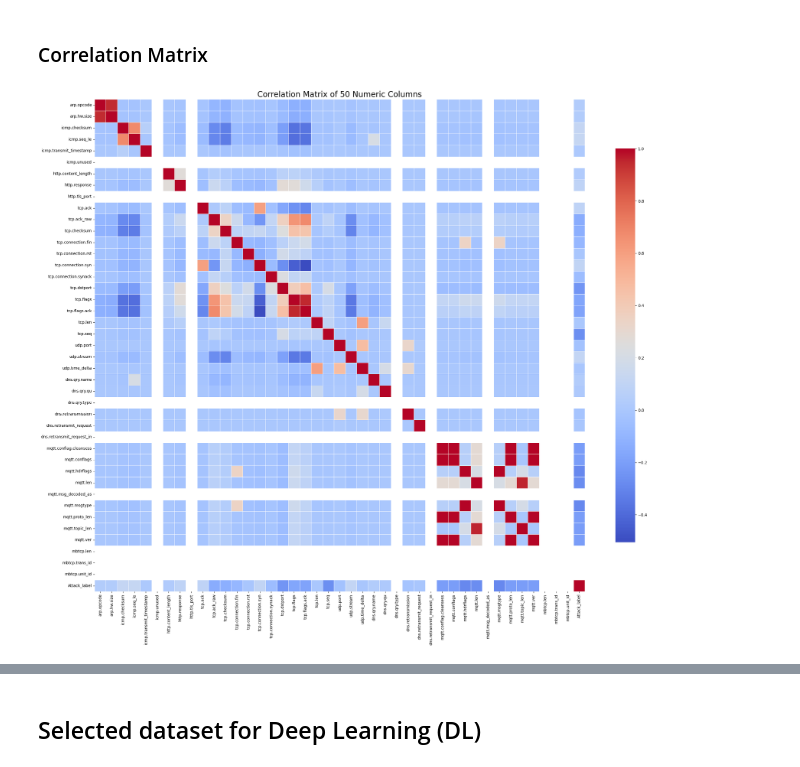
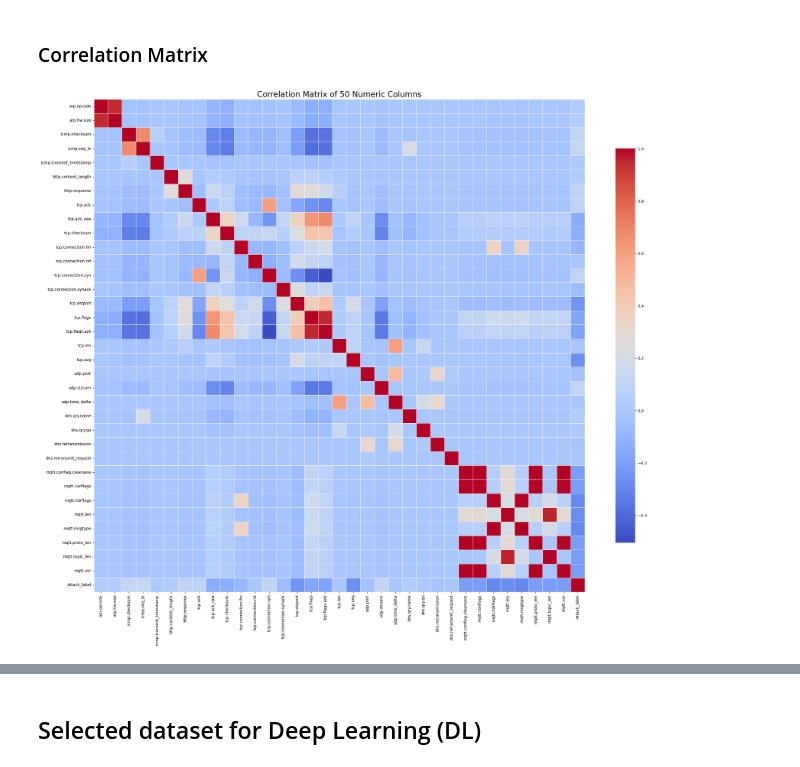
Before and after one commit to Angel-Arrospide/ML-NIDS-IIoT, a Jupyter notebook: notebooks/EdgeIIoT/01_EDA.ipynb, the cells around one changed output, grey strips where cells are left out. Cells and saved outputs as stored; diff of their text form; code cells hidden in the pictures.

```diff
--- a/notebooks/EdgeIIoT/01_EDA.ipynb
+++ b/notebooks/EdgeIIoT/01_EDA.ipynb
@@ -130,16 +133,19 @@ plot_label_distribution(df_no_normal, label_col)
 # %%
 df_numeric = df_ml.select_dtypes(include=['int64', 'float64']) # Only the numeric columns
 corr_matrix = df_numeric.corr()
+
+corr_matrix = corr_matrix.dropna(how='all', axis=0).dropna(how='all', axis=1)
 
 plt.figure(figsize=(24, 20))
 sns.heatmap(corr_matrix,
             annot=False,
             cmap='coolwarm',
             linewidths=0.5,
+            mask=corr_matrix.isnull(),
             cbar_kws={"shrink": .8})
 
 plt.title("Correlation Matrix of 50 Numeric Columns", fontsize=20)
 plt.tight_layout()
 plt.show()
 # %% [output]
-[figure, old version]
+[figure, new version]
```
Also changed, not shown: parts of 8 cells of this notebook.
